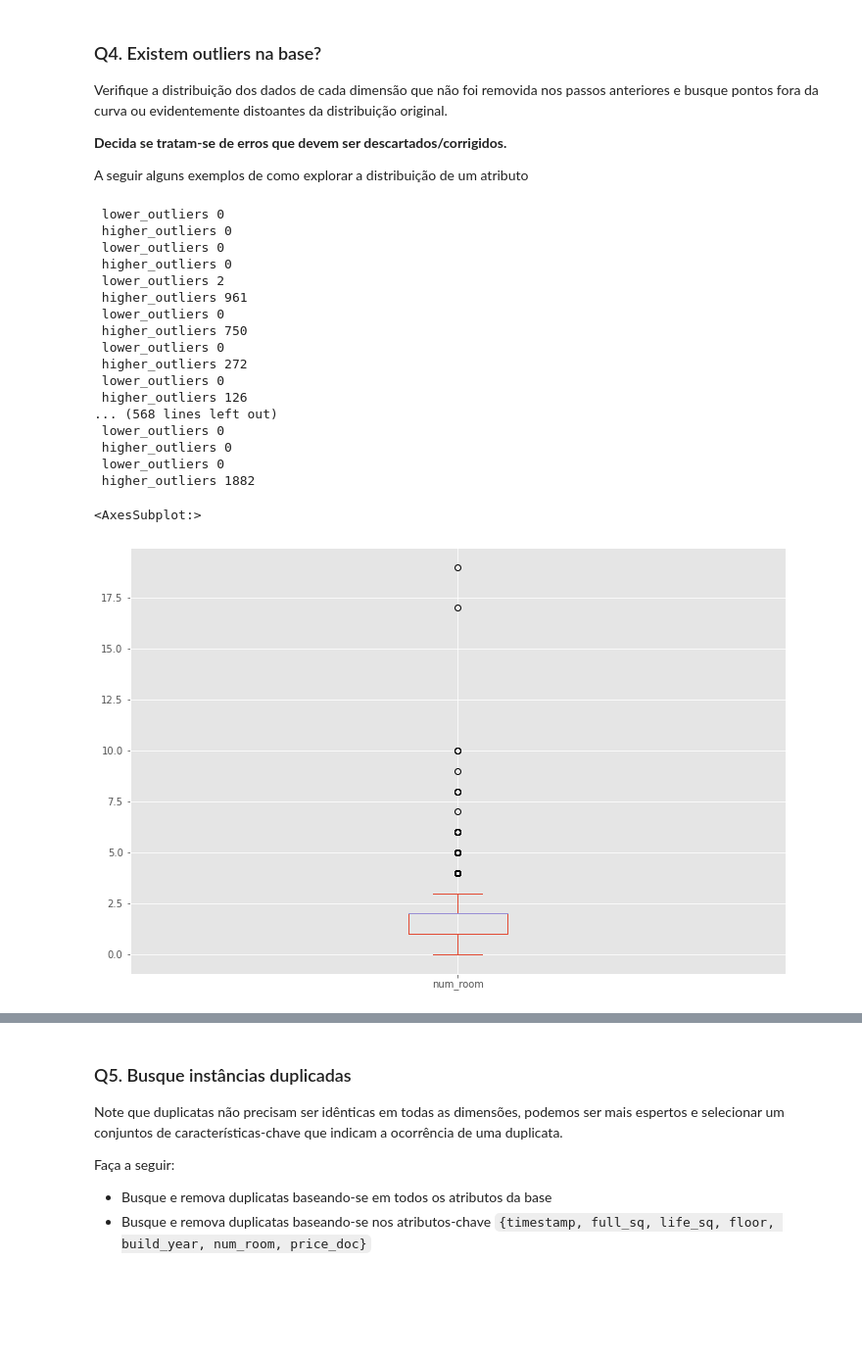
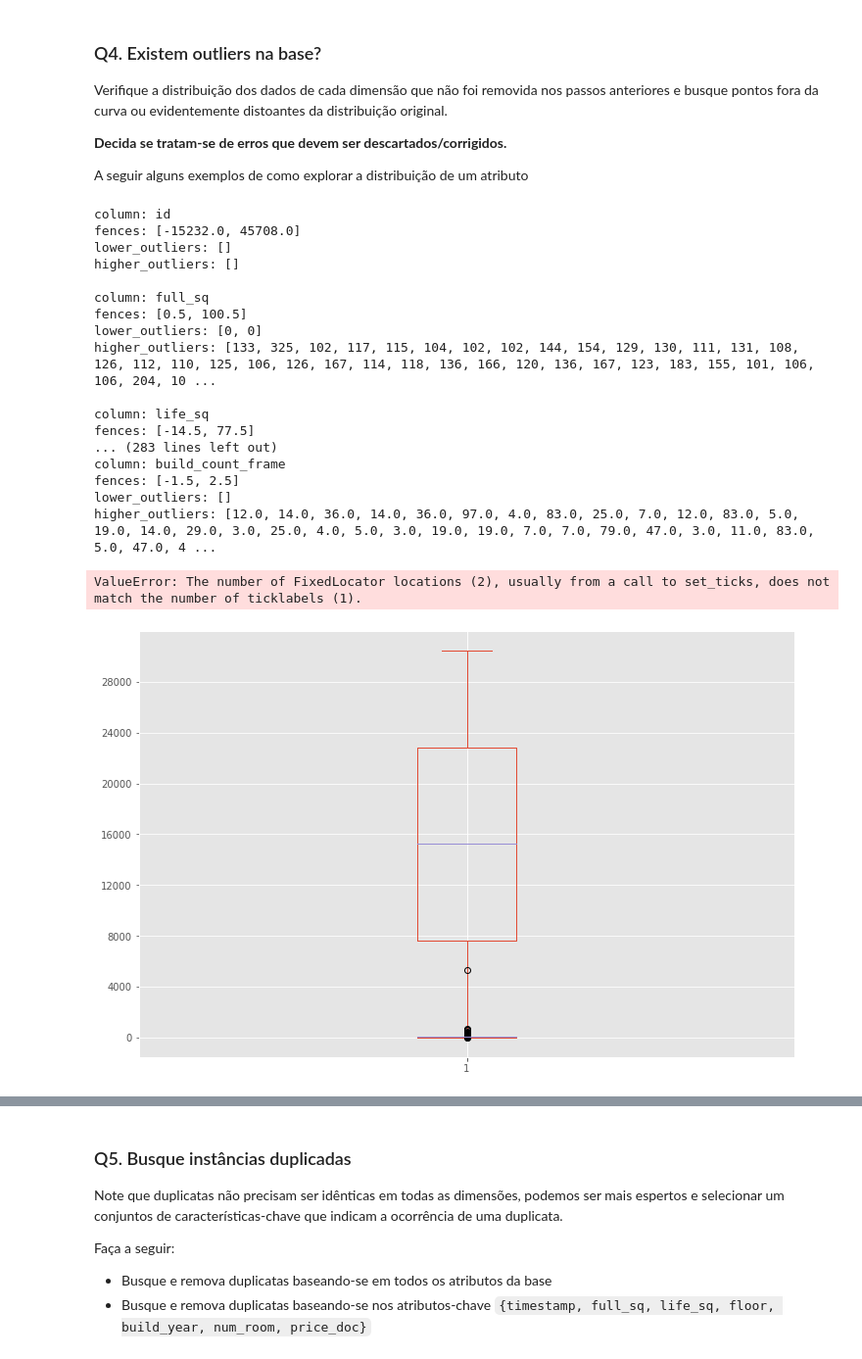
Before and after one commit to GustavoLR548/IA-GLR, a Jupyter notebook: Exercicios/Exercicio #5 - Pre-processamento de Dados/Limpeza_de_dados.ipynb, the cells around one changed output, grey strips where cells are left out. Shown at 98% size. Drawn from its saved outputs; the diff is of its cells as text; code cells hidden in the pictures; blank space fills up the shorter version.

```diff
--- a/Exercicios/Exercicio #5 - Pre-processamento de Dados/Limpeza_de_dados.ipynb
+++ b/Exercicios/Exercicio #5 - Pre-processamento de Dados/Limpeza_de_dados.ipynb
@@ -206,36 +203,44 @@ def calculate_upper_lower_fence(col_description):
     return [ lower_fence, upper_fence ]
 
 
-for col in columns:
+for col in numeric_cols:
     fences = calculate_upper_lower_fence(df[col].describe())
 
-    if (len(fences) != 0):
-        lower_outliers = len([i for i in df[col] if i < fences[0]])
-        higher_outliers = len([i for i in df[col] if i > fences[1]])
+    lower_outliers  = [i for i in df[col] if i < fences[0]]
+    higher_outliers = [i for i in df[col] if i > fences[1]]
 
-    print(f' lower_outliers {lower_outliers}')
-    print(f' higher_outliers {higher_outliers}')
+    print(f'column: {col}')
+    print(f'fences: {fences}')
+    print(f'lower_outliers: {lower_outliers}')
+    print(f'higher_outliers: {higher_outliers}\n')
 # %% [output]
- lower_outliers 0
- higher_outliers 0
- lower_outliers 0
- higher_outliers 0
- lower_outliers 2
- higher_outliers 961
- lower_outliers 0
- higher_outliers 750
- lower_outliers 0
- higher_outliers 272
- lower_outliers 0
- higher_outliers 126
-... (568 lines left out)
- lower_outliers 0
- higher_outliers 0
- lower_outliers 0
- higher_outliers 1882
+column: id
+fences: [-15232.0, 45708.0]
+lower_outliers: []
+higher_outliers: []
+
+column: full_sq
+fences: [0.5, 100.5]
+lower_outliers: [0, 0]
+higher_outliers: [133, 325, 102, 117, 115, 104, 102, 102, 144, 154, 129, 130, 111, 131, 108, 126, 112, 110, 125, 106, 126, 167, 114, 118, 136, 166, 120, 136, 167, 123, 183, 155, 101, 106, 106, 204, 10 ...
+
+column: life_sq
+fences: [-14.5, 77.5]
+... (283 lines left out)
+column: build_count_frame
+fences: [-1.5, 2.5]
+lower_outliers: []
+higher_outliers: [12.0, 14.0, 36.0, 14.0, 36.0, 97.0, 4.0, 83.0, 25.0, 7.0, 12.0, 83.0, 5.0, 19.0, 14.0, 29.0, 3.0, 25.0, 4.0, 5.0, 3.0, 19.0, 19.0, 7.0, 7.0, 79.0, 47.0, 3.0, 11.0, 83.0, 5.0, 47.0, 4 ...
-# %%
-df['num_room'].plot(kind="box")
-# %% [output]
-<AxesSubplot:>
-[figure, removed]
+# %%
+from matplotlib.ticker import MaxNLocator
+
+#Force matplotlib to only display yaxis in integer format
+ax = plt.figure().gca()
+ax.yaxis.set_major_locator(MaxNLocator(integer=True))
+
+for col in numeric_cols:
+    df[col].plot(kind="box")
+# %% [output]
+ValueError: The number of FixedLocator locations (2), usually from a call to set_ticks, does not match the number of ticklabels (1).
+[figure, added]
 # %%
```
Also changed, not shown: parts of 5 cells of this notebook.
